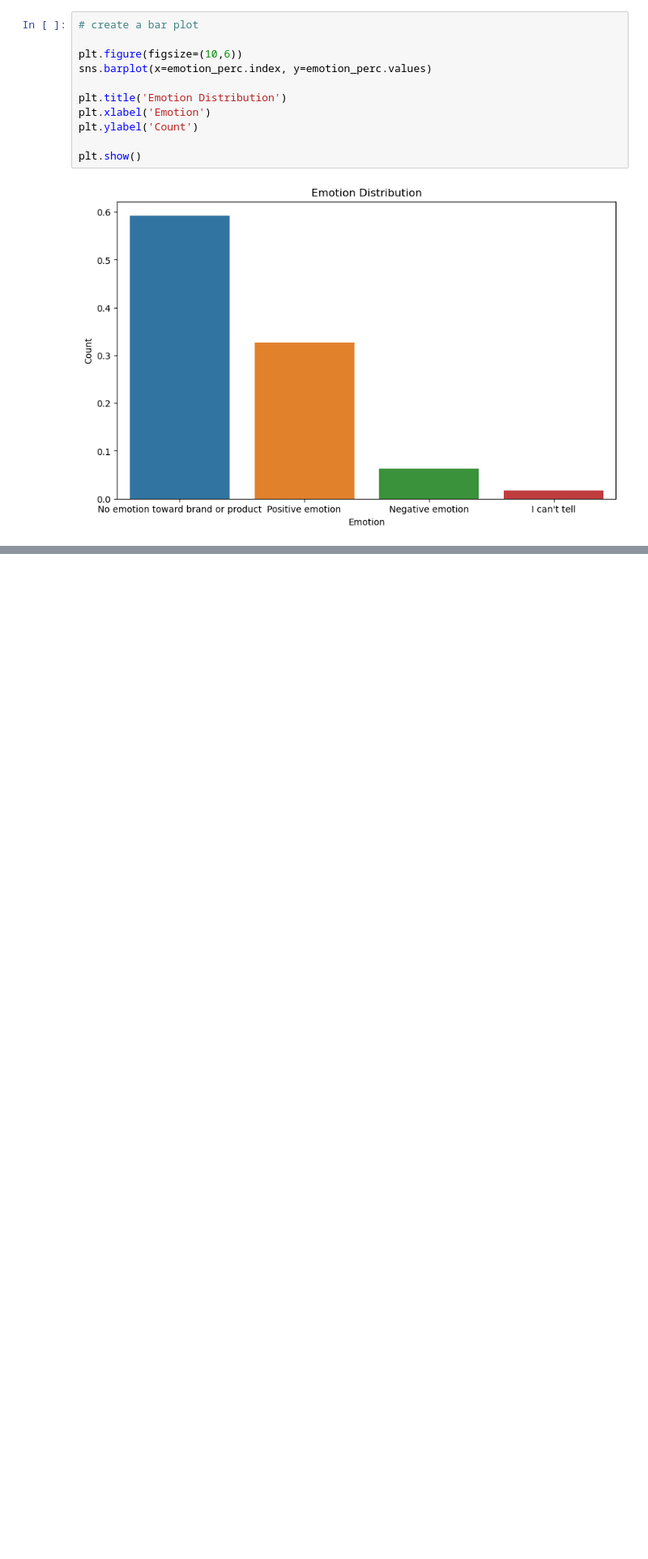
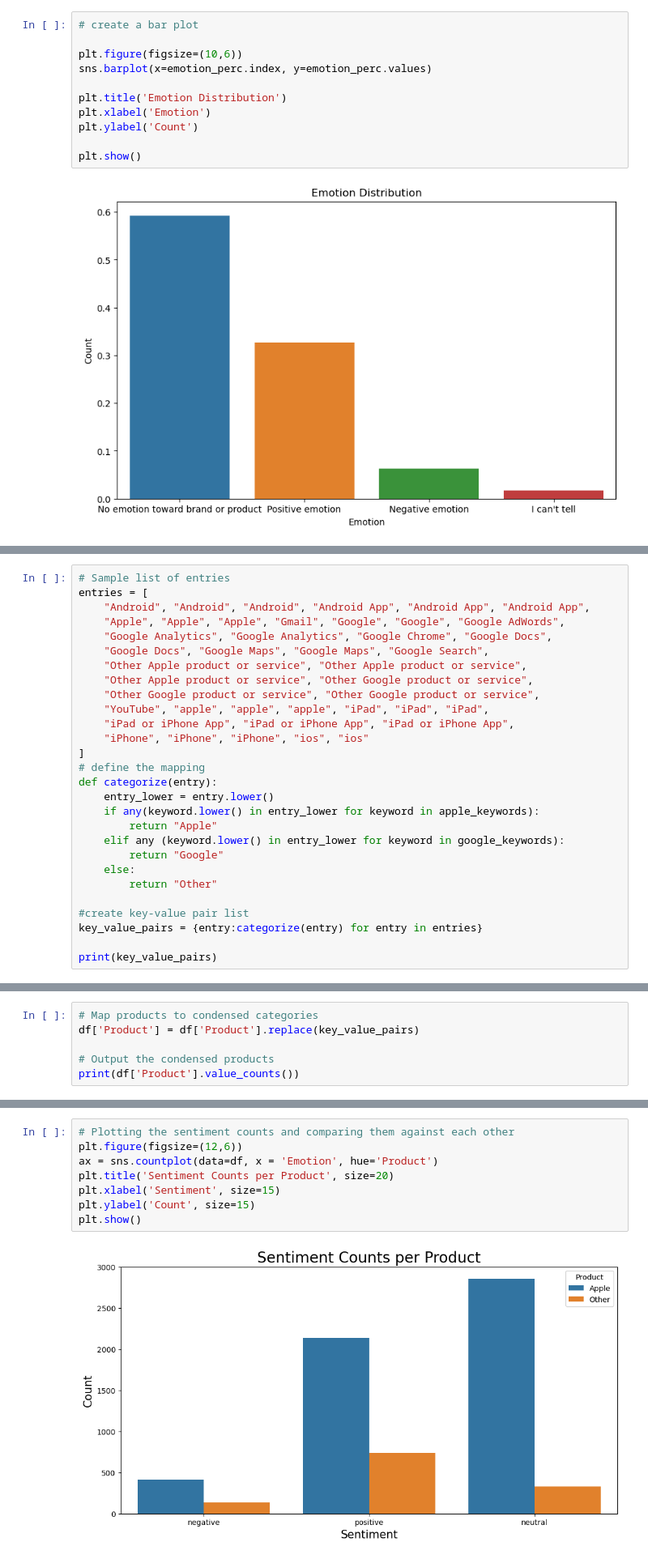
Before and after one commit to jgatharia/Phase_4_Project_, a Jupyter notebook: julliet.ipynb, the cells around one changed output, grey strips where cells are left out. Shown at 81% size. Cells and saved outputs as stored; diff of their text form; blank space fills up the shorter version.

```diff
--- a/julliet.ipynb
+++ b/julliet.ipynb
@@ -202,0 +325,28 @@ Name: count, dtype: int64
+# %%
+# Sample list of entries
+entries = [
+    "Android", "Android", "Android", "Android App", "Android App", "Android App",
+    "Apple", "Apple", "Apple", "Gmail", "Google", "Google", "Google AdWords",
+    "Google Analytics", "Google Analytics", "Google Chrome", "Google Docs",
+    "Google Docs", "Google Maps", "Google Maps", "Google Search",
+    "Other Apple product or service", "Other Apple product or service",
+    "Other Apple product or service", "Other Google product or service",
+    "Other Google product or service", "Other Google product or service",
+    "YouTube", "apple", "apple", "apple", "iPad", "iPad", "iPad",
+    "iPad or iPhone App", "iPad or iPhone App", "iPad or iPhone App",
+    "iPhone", "iPhone", "iPhone", "ios", "ios"
+]
+# define the mapping
+def categorize(entry):
+    entry_lower = entry.lower()
+    if any(keyword.lower() in entry_lower for keyword in apple_keywords):
+        return "Apple"
+    elif any (keyword.lower() in entry_lower for keyword in google_keywords):
+        return "Google"
+    else:
+        return "Other"
+
+#create key-value pair list
+key_value_pairs = {entry:categorize(entry) for entry in entries}
+
+print(key_value_pairs)
@@ -202,0 +355,6 @@ Name: count, dtype: int64
+# %%
+# Map products to condensed categories
+df['Product'] = df['Product'].replace(key_value_pairs)
+
+# Output the condensed products
+print(df['Product'].value_counts())
@@ -202,0 +377,10 @@ Name: count, dtype: int64
+# %%
+# Plotting the sentiment counts and comparing them against each other
+plt.figure(figsize=(12,6))
+ax = sns.countplot(data=df, x = 'Emotion', hue='Product')
+plt.title('Sentiment Counts per Product', size=20)
+plt.xlabel('Sentiment', size=15)
+plt.ylabel('Count', size=15)
+plt.show()
+# %% [output]
+[figure, added]
```
Also changed, not shown: parts of 16 cells of this notebook.
